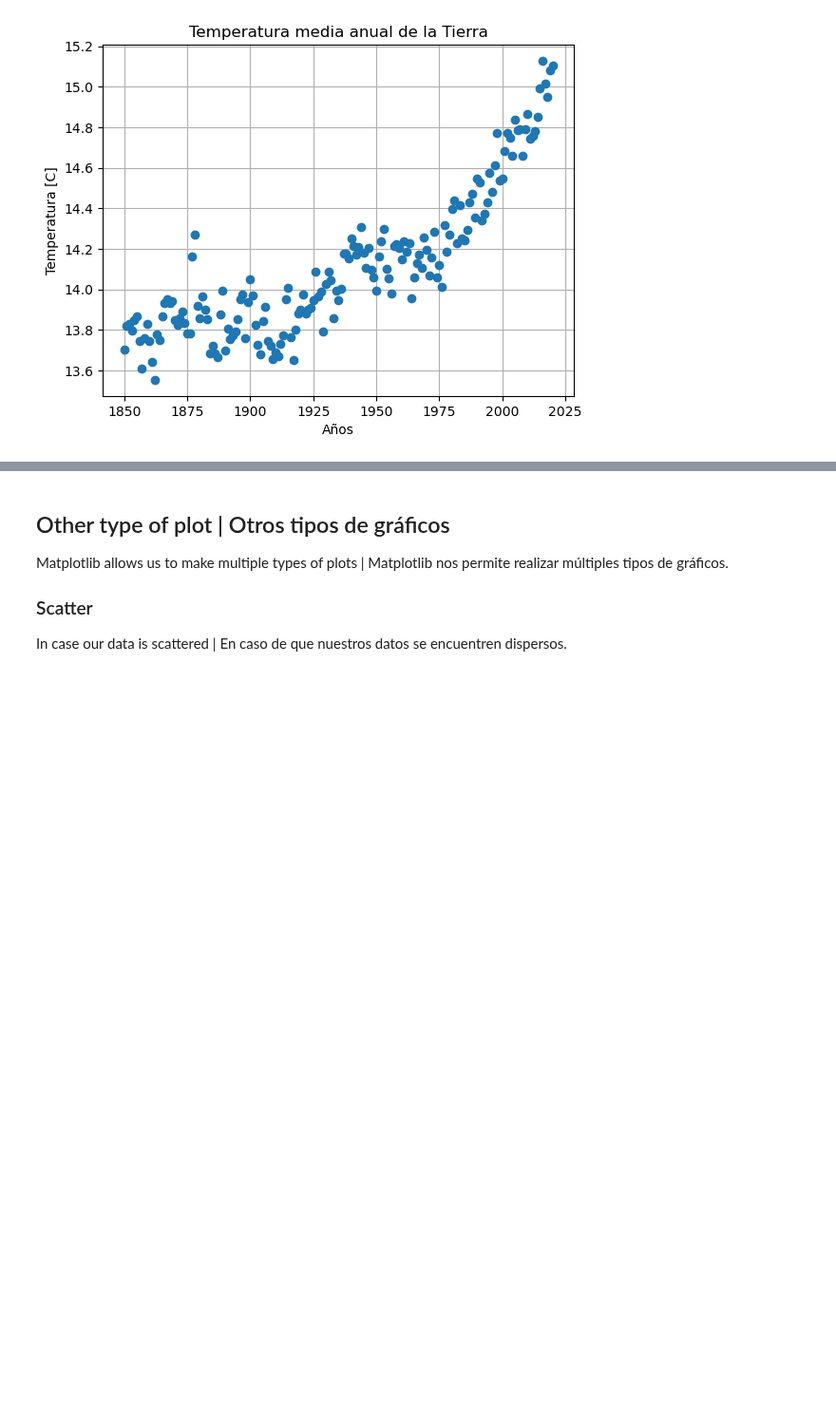
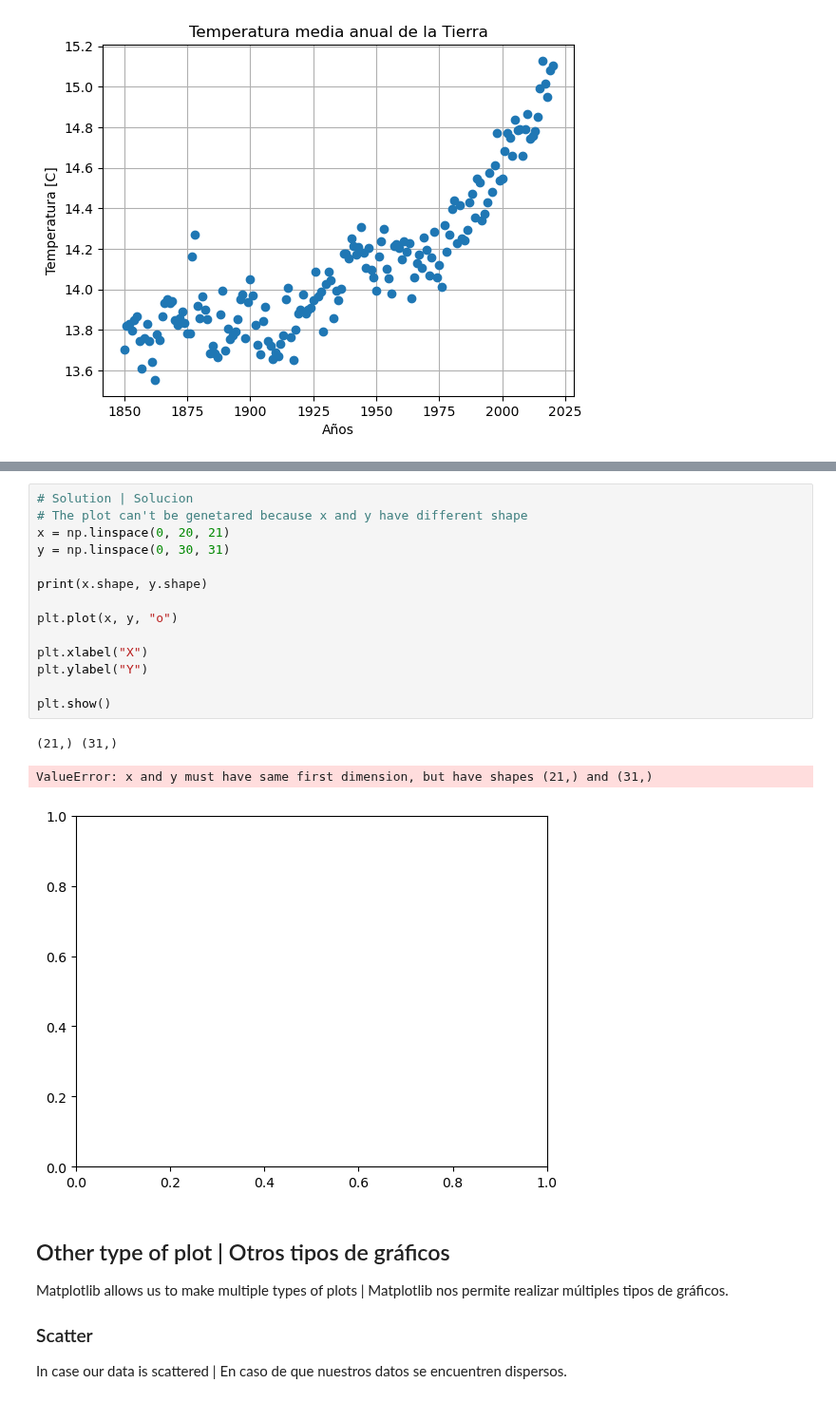
Before and after one commit to CodeToCommunicate/CoCoLessons, a Jupyter notebook: 05_matplotlib.ipynb, the cells around one changed output, grey strips where cells are left out. Shown at 95% size. Drawn from its saved outputs; the diff is of its cells as text; blank space fills up the shorter version.

```diff
--- a/05_matplotlib.ipynb
+++ b/05_matplotlib.ipynb
@@ -262,3 +304,21 @@ plt.show()
+# %%
+# Solution | Solucion
+# The plot can't be genetared because x and y have different shape
+x = np.linspace(0, 20, 21)
+y = np.linspace(0, 30, 31)
+
+print(x.shape, y.shape)
+
+plt.plot(x, y, "o")
+
+plt.xlabel("X")
+plt.ylabel("Y")
+
+plt.show()
+# %% [output]
+(21,) (31,)
+ValueError: x and y must have same first dimension, but have shapes (21,) and (31,)
+[figure, added]
 # %% [markdown]
 ## Other type of plot | Otros tipos de gráficos
 
```
Also changed, not shown: parts of 5 cells of this notebook.
